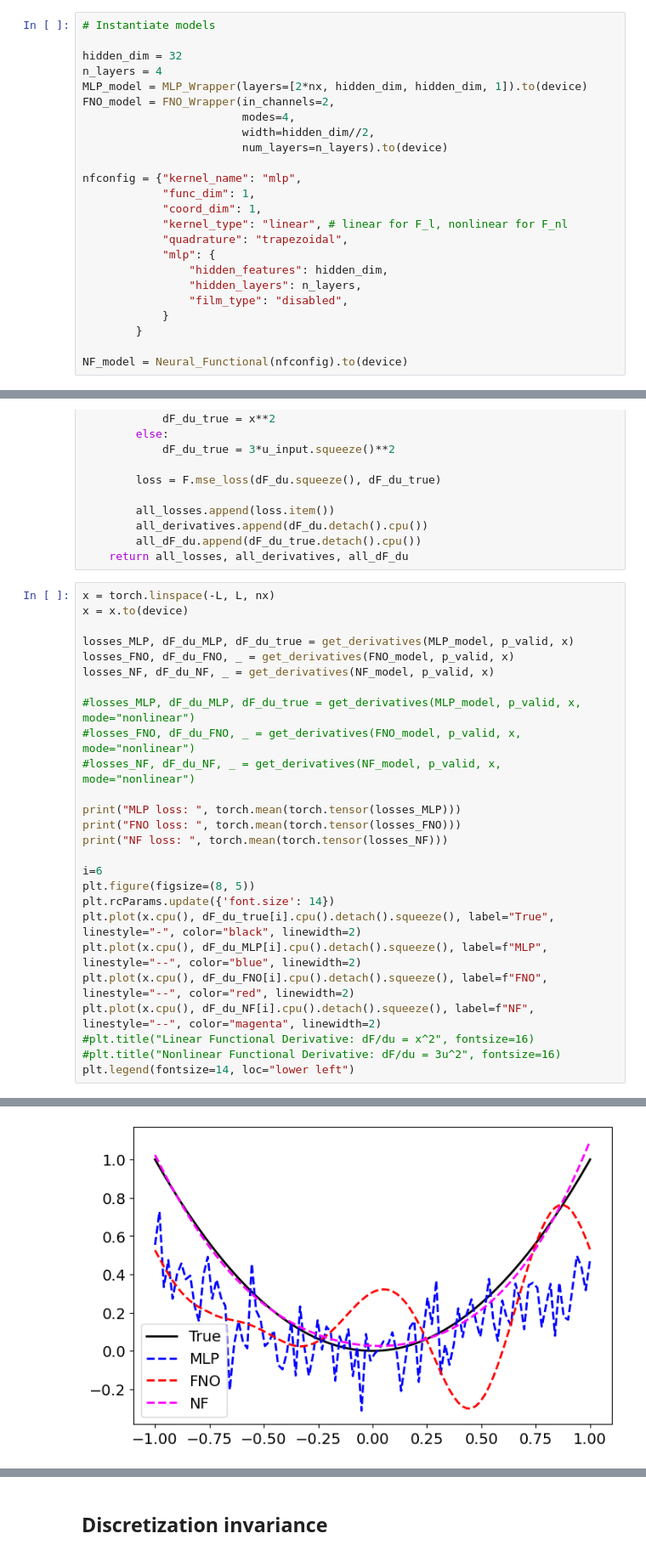
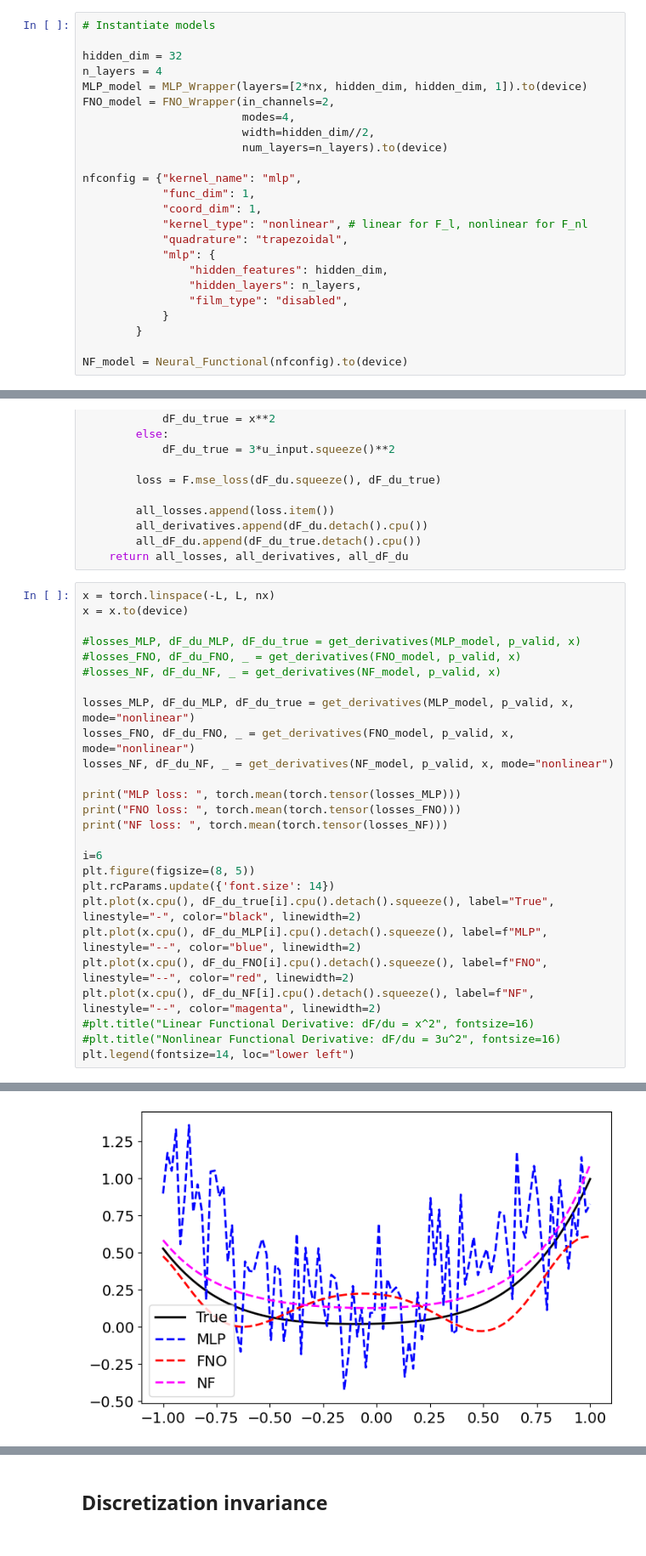
Before and after one commit to anthonyzhou-1/hamiltonian_pdes, a Jupyter notebook: examples.ipynb, the cells around one changed output, grey strips where cells are left out. Shown: that part at 85% size. Saved outputs shown, nothing was run; the diff lists cells and outputs as text.

```diff
--- a/examples.ipynb
+++ b/examples.ipynb
@@ -105,7 +105,7 @@ FNO_model = FNO_Wrapper(in_channels=2,
 nfconfig = {"kernel_name": "mlp",
             "func_dim": 1,
             "coord_dim": 1,
-            "kernel_type": "linear", # linear for F_l, nonlinear for F_nl
+            "kernel_type": "nonlinear", # linear for F_l, nonlinear for F_nl
             "quadrature": "trapezoidal",
             "mlp": {
                 "hidden_features": hidden_dim,
@@ -250,13 +250,13 @@ def get_derivatives(model, p_valid, x, mode="linear"):
 x = torch.linspace(-L, L, nx)
 x = x.to(device)
 
-losses_MLP, dF_du_MLP, dF_du_true = get_derivatives(MLP_model, p_valid, x)
-losses_FNO, dF_du_FNO, _ = get_derivatives(FNO_model, p_valid, x)
-losses_NF, dF_du_NF, _ = get_derivatives(NF_model, p_valid, x)
+#losses_MLP, dF_du_MLP, dF_du_true = get_derivatives(MLP_model, p_valid, x)
+#losses_FNO, dF_du_FNO, _ = get_derivatives(FNO_model, p_valid, x)
+#losses_NF, dF_du_NF, _ = get_derivatives(NF_model, p_valid, x)
 
-#losses_MLP, dF_du_MLP, dF_du_true = get_derivatives(MLP_model, p_valid, x, mode="nonlinear")
-#losses_FNO, dF_du_FNO, _ = get_derivatives(FNO_model, p_valid, x, mode="nonlinear")
-#losses_NF, dF_du_NF, _ = get_derivatives(NF_model, p_valid, x, mode="nonlinear")
+losses_MLP, dF_du_MLP, dF_du_true = get_derivatives(MLP_model, p_valid, x, mode="nonlinear")
+losses_FNO, dF_du_FNO, _ = get_derivatives(FNO_model, p_valid, x, mode="nonlinear")
+losses_NF, dF_du_NF, _ = get_derivatives(NF_model, p_valid, x, mode="nonlinear")
 
 print("MLP loss: ", torch.mean(torch.tensor(losses_MLP)))
 print("FNO loss: ", torch.mean(torch.tensor(losses_FNO)))
@@ -279,2 +279,2 @@ NF loss:  tensor(0.0007)
 <matplotlib.legend.Legend at 0x...>
-[figure, old version]
+[figure, new version]
```
Also changed, not shown: parts of 8 cells of this notebook, 5 other files.
